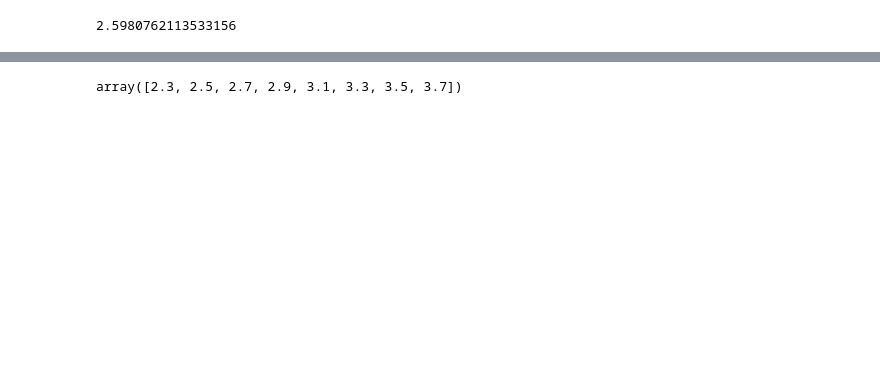
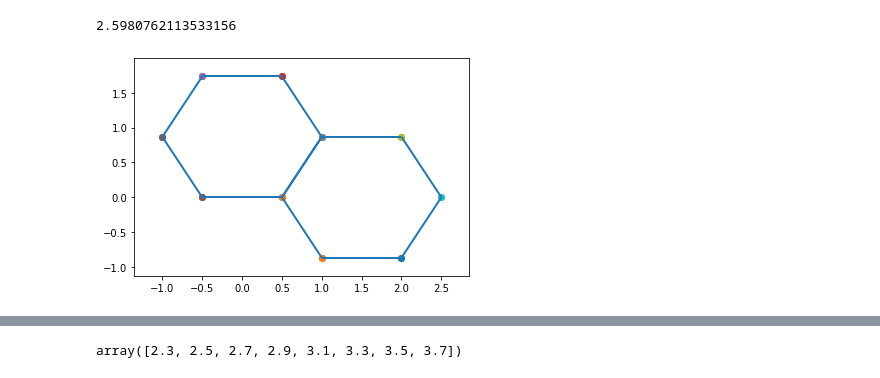
Before and after one commit to shabeeb-ameen/toy-vertex-models, a Jupyter notebook: 2D_toy_model.ipynb, the cells around one changed output, grey strips where cells are left out. Drawn from its saved outputs; the diff is of its cells as text; code cells hidden in the pictures; blank space fills up the shorter version.

```diff
--- a/2D_toy_model.ipynb
+++ b/2D_toy_model.ipynb
@@ -24,6 +21,18 @@ Polygon.k_a=10000
 print(Polygon.a_0)
 # %% [output]
 2.5980762113533156
+# %%
+cell_1=edge_assignments_cell_1(p,q)
+
+cell_2=edge_assignments_cell_2(p,q)
+
+total=np.concatenate((cell_1,cell_2),axis=0)
+
+#plotter_3D(total)
+
+plotter_2D(total)
+# %% [output]
+[figure, added]
 # %%
 
 def vertex_monte_carlo(l,p,q,epsilon,trials,state=None):
```
Also changed, not shown: parts of 5 cells of this notebook, 7 other files.
